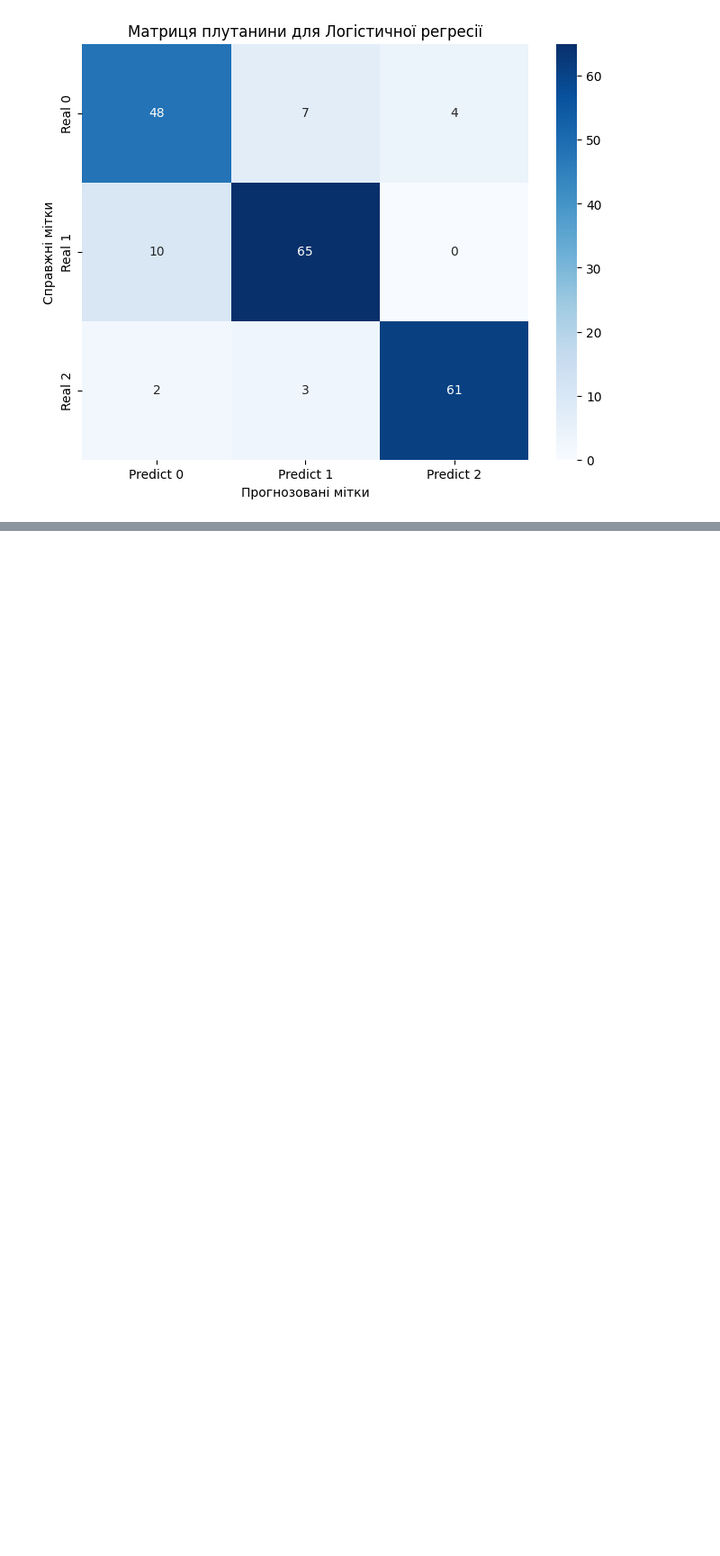
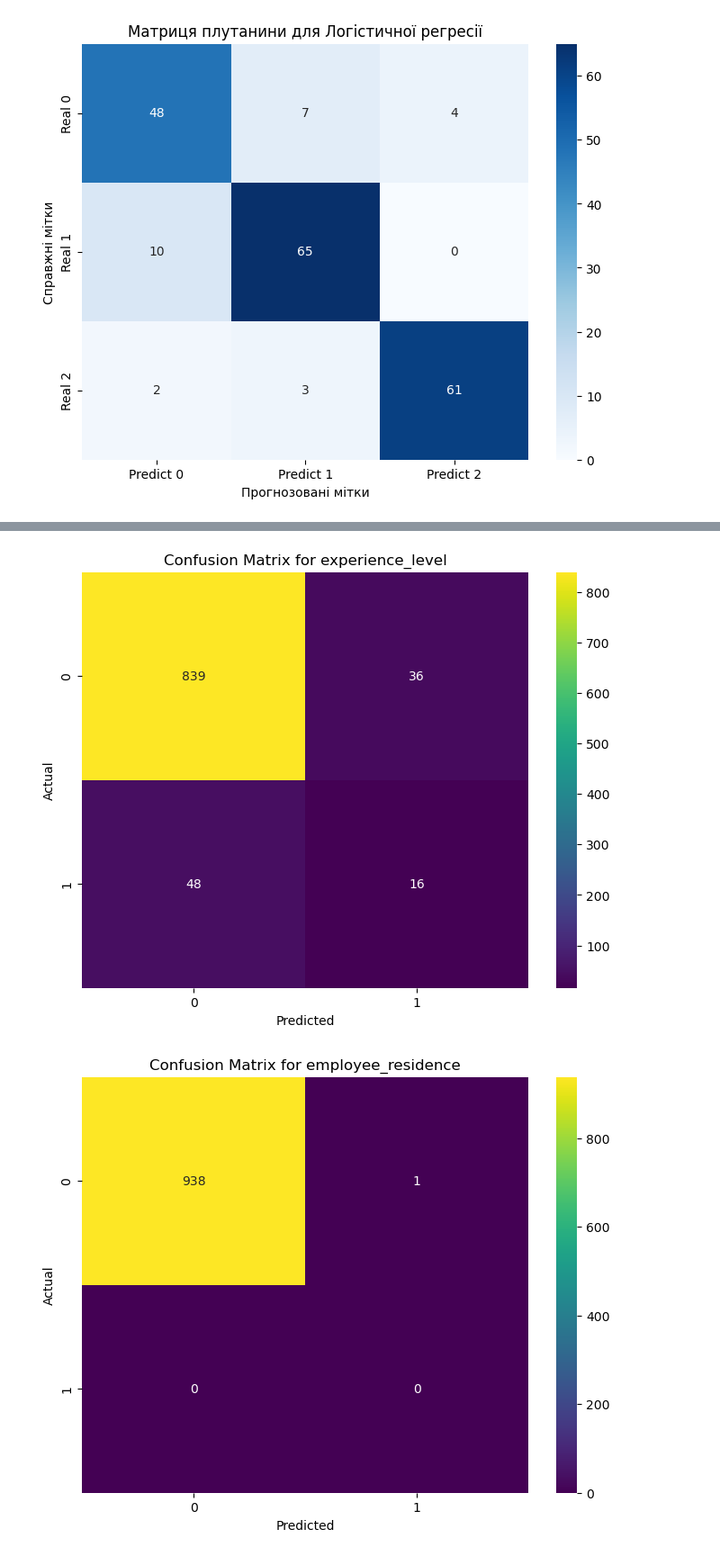
Before and after one commit to DenysChornokon/ML_2023, a Jupyter notebook: Labs/Lab_3/lab_3.ipynb, the cells around one changed output, grey strips where cells are left out. Shown: that part at 90% size. Saved outputs shown, nothing was run; the diff lists cells and outputs as text; code cells hidden in the pictures; blank space fills up the shorter version.

```diff
--- a/Labs/Lab_3/lab_3.ipynb
+++ b/Labs/Lab_3/lab_3.ipynb
@@ -247,0 +203,66 @@ ValueError: pos_label=1 is not a valid label. It should be one of [0, 5]
+# %%
+import pandas as pd
+import seaborn as sns
+from sklearn.multioutput import MultiOutputClassifier
+from sklearn.preprocessing import LabelEncoder
+from sklearn.model_selection import train_test_split
+from sklearn.ensemble import RandomForestClassifier
+from sklearn.metrics import accuracy_score, multilabel_confusion_matrix, precision_score, recall_score, f1_score
+import matplotlib.pyplot as plt
+
+
+def remove_duplicates(df):
+    df = df.drop_duplicates()
+    return df
+
+
+data = pd.read_csv("./salaries.csv")
+
+data = remove_duplicates(data)
+
+data = data.fillna(data.mean())
+
+categorical_features = ['experience_level', 'employment_type', 'job_title',
+                        'salary_currency', 'employee_residence', 'company_location', 'company_size']
+
+label_encoders = {}
+for feature in categorical_features:
+    le = LabelEncoder()
+    data[feature] = le.fit_transform(data[feature])
+    label_encoders[feature] = le
+
+target = ['experience_level', 'employee_residence', 'company_size']
+y = data[target]
+predictors = [col for col in data.columns if col not in target]
+X = data[predictors]
+
+X_train, X_test, y_train, y_test = train_test_split(
+    X, y, test_size=0.2, random_state=10)
+
+model = MultiOutputClassifier(RandomForestClassifier(random_state=13))
+model.fit(X_train, y_train)
+y_pred = model.predict(X_test)
+
+for i in range(y_test.shape[1]):
+    label = y_test.columns[i]
+    accuracy = accuracy_score(y_test[label], y_pred[:, i])
+    precision = precision_score(
+        y_test[label], y_pred[:, i], average='weighted')
+    recall = recall_score(y_test[label], y_pred[:, i], average='weighted')
+    f1 = f1_score(y_test[label], y_pred[:, i], average='weighted')
+
+    print(
+        f"\nMultiOutputClassifier efficiency evaluation for label '{label}':")
+    print(f"Accuracy: {accuracy:.2f}")
+    print(f"Recall: {recall:.2f}")
+    print(f"F1-score: {f1:.2f}")
+
+for i, target_col in enumerate(target):
+    conf_matrix = multilabel_confusion_matrix(y_test[target_col], y_pred[:, i])
+    plt.figure(figsize=(8, 6))
+    sns.heatmap(conf_matrix[i], annot=True, fmt='d', cmap='viridis')
+    plt.xlabel('Predicted')
+    plt.ylabel('Actual')
+    plt.title(f'Confusion Matrix for {target_col}')
+    plt.show()
+# %% [output]
@@ -247,0 +283,2 @@ ValueError: pos_label=1 is not a valid label. It should be one of [0, 5]
+[figure, added]
+[figure, added]
```
Also changed, not shown: parts of 4 cells of this notebook, 2 other files.
